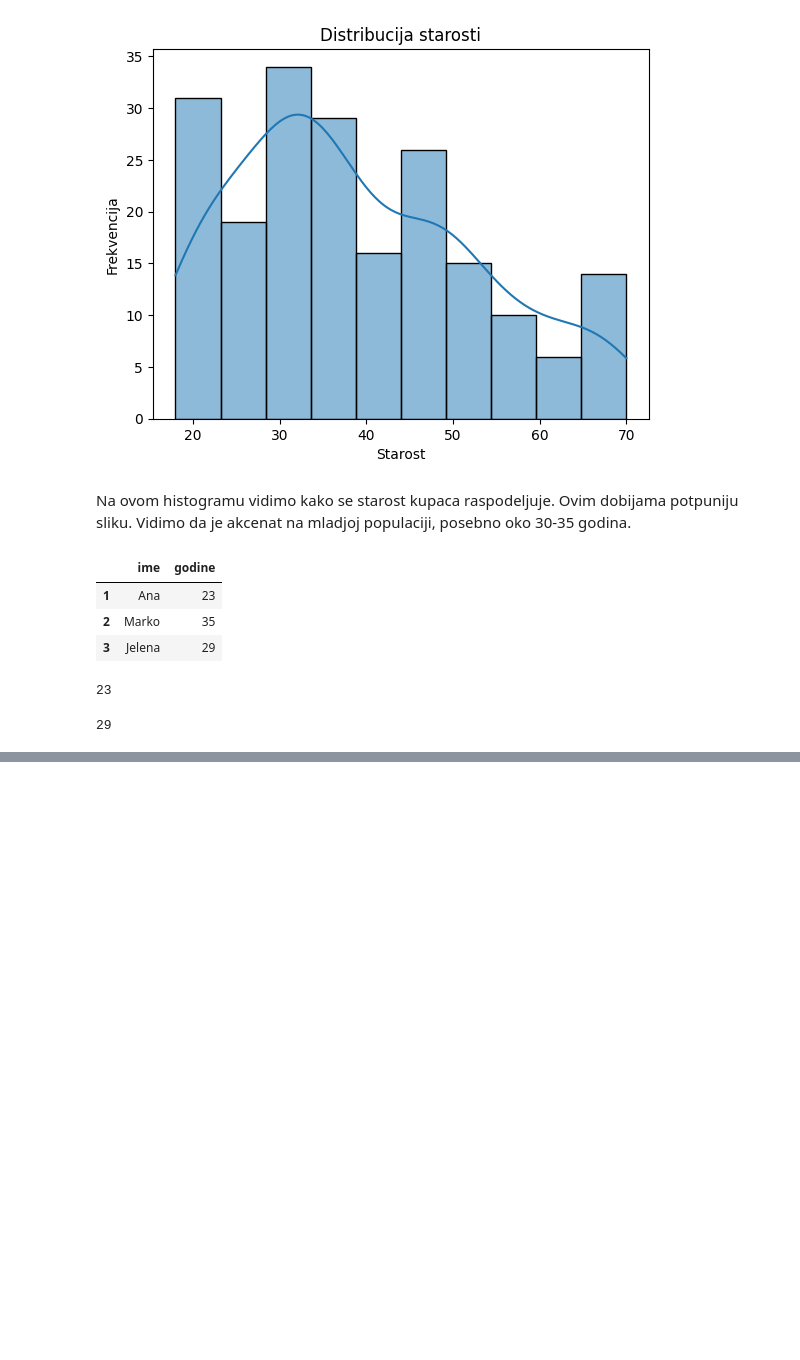
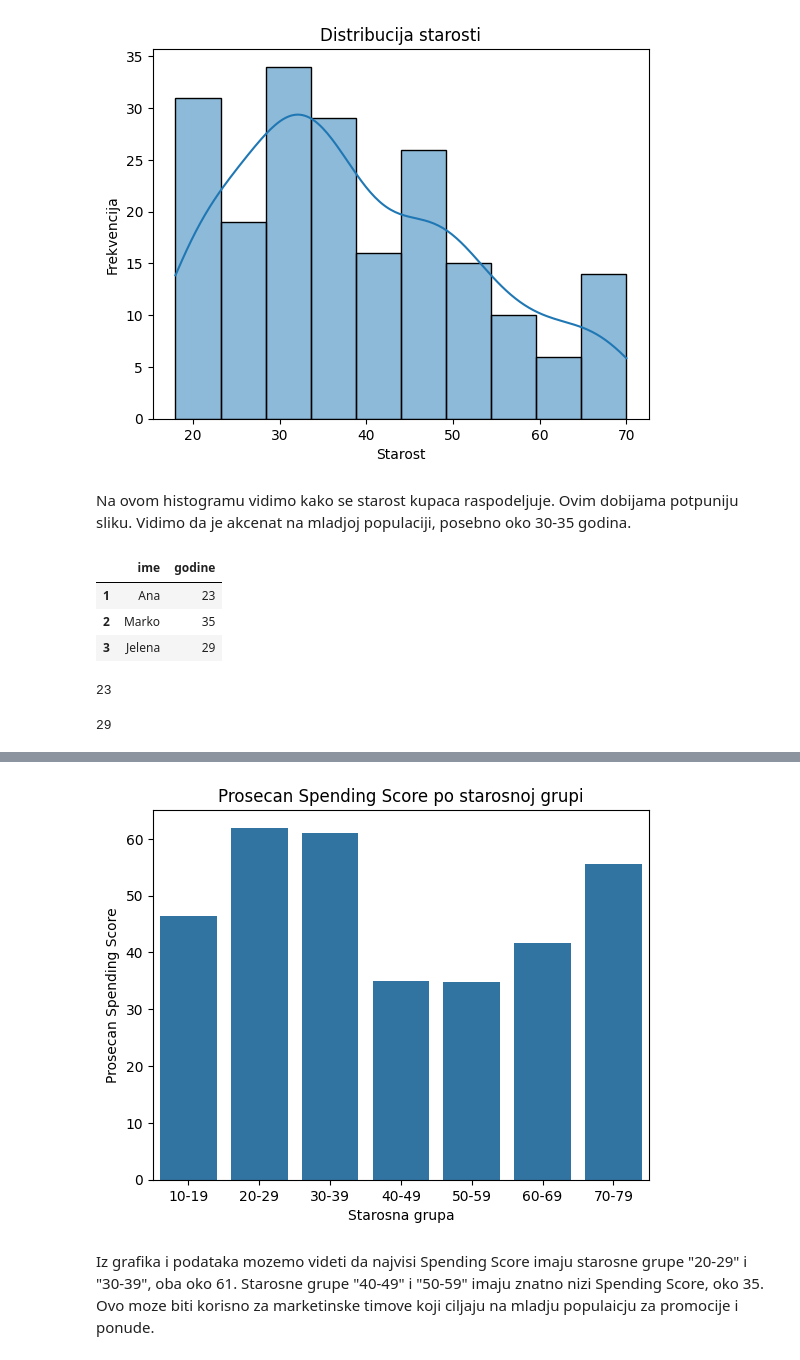
Before and after one commit to KrstinaPerovic/Vezba-Python-1, a Jupyter notebook: Untitled0.ipynb, the cells around one changed output, grey strips where cells are left out. Cells and saved outputs as stored; diff of their text form; code cells hidden in the pictures; blank space fills up the shorter version.

Commit message:
Koja starosna grupa ima najvecu potrosacku moc?

```diff
--- a/Untitled0.ipynb
+++ b/Untitled0.ipynb
@@ -426,3 +426,8 @@ df1.loc['1', 'godine']
 df1.iloc[2,1]
 # %% [output]
 29
+# %%
+#kreiranje_starosnih_grupa
+bins = [10, 20, 30, 40, 50, 60, 70, 80]
+labels = ['10-19','20-29', '30-39', '40-49', '50-59', '60-69', '70-79']
+df['Age-group'] = pd.cut(df['Age'], bins = bins, labels = labels, right= False )
@@ -428,0 +443,3 @@ df1.iloc[2,1]
+# %%
+#prosecan_SpendingScore_po_starosnojGrupi
+age_sprening_score = df.groupby('Age-group')['Spending Score (1-100)'].mean().reset_index()
@@ -428,0 +457,11 @@ df1.iloc[2,1]
+# %%
+#Vizualizacija_podataka
+sns.barplot(x = 'Age-group', y = 'Spending Score (1-100)', data = age_sprening_score)
+plt.title("Prosecan Spending Score po starosnoj grupi")
+plt.xlabel("Starosna grupa")
+plt.ylabel("Prosecan Spending Score")
+plt.show()
+# %% [output]
+[figure, added]
+# %% [markdown]
+Iz grafika i podataka mozemo videti da najvisi Spending Score imaju starosne grupe "20-29" i "30-39", oba oko 61. Starosne grupe "40-49" i "50-59" imaju znatno nizi Spending Score, oko 35. Ovo moze biti korisno za marketinske timove koji ciljaju na mladju populaicju za promocije i ponude.
```
Also changed, not shown: parts of 2 cells of this notebook.
